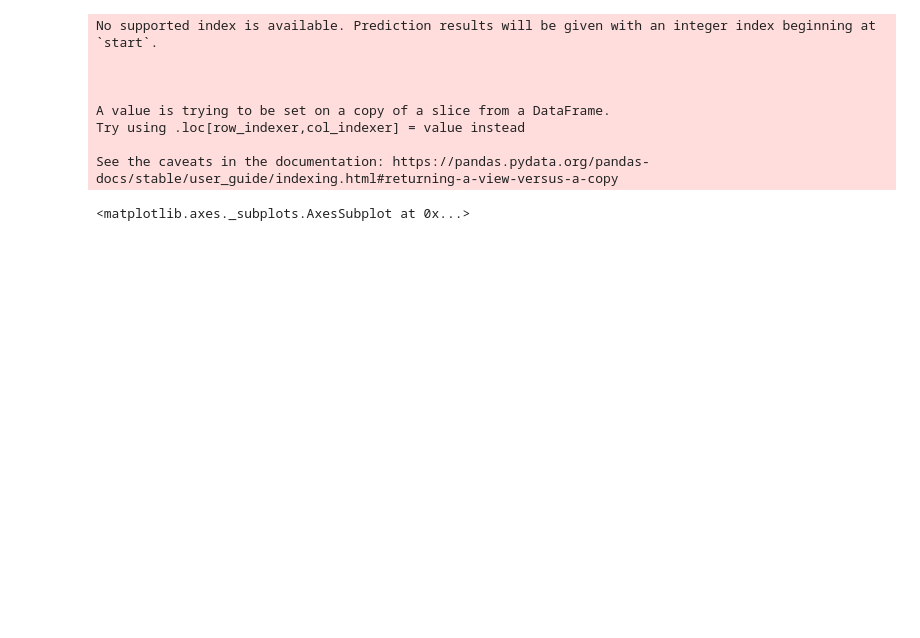
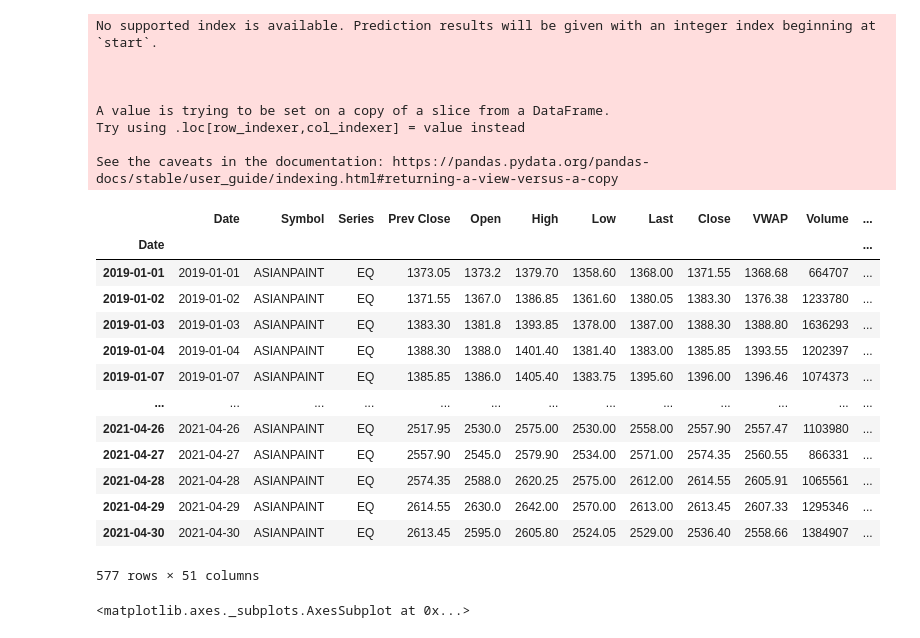
Before and after one commit to hargurjeet/MachineLearning, a Jupyter notebook: Nifty_50_Time_Series_Forecasting.ipynb, the cells around one changed output. Saved outputs shown, nothing was run; the diff lists cells and outputs as text; code cells hidden in the pictures; blank space fills up the shorter version.

```diff
--- a/Nifty_50_Time_Series_Forecasting.ipynb
+++ b/Nifty_50_Time_Series_Forecasting.ipynb
@@ -337,6 +337,23 @@ A value is trying to be set on a copy of a slice from a DataFrame.
 Try using .loc[row_indexer,col_indexer] = value instead
 
 See the caveats in the documentation: https://pandas.pydata.org/pandas-docs/stable/user_guide/indexing.html#returning-a-view-versus-a-copy
+# %%
+df_valid
+# %% [output]
+|  | Date | Symbol | Series | Prev Close | Open | High | Low | Last | Close | VWAP | Volume | ... |
+| Date |  |  |  |  |  |  |  |  |  |  |  | ... |
+| 2019-01-01 | 2019-01-01 | ASIANPAINT | EQ | 1373.05 | 1373.2 | 1379.70 | 1358.60 | 1368.00 | 1371.55 | 1368.68 | 664707 | ... |
+| 2019-01-02 | 2019-01-02 | ASIANPAINT | EQ | 1371.55 | 1367.0 | 1386.85 | 1361.60 | 1380.05 | 1383.30 | 1376.38 | 1233780 | ... |
+| 2019-01-03 | 2019-01-03 | ASIANPAINT | EQ | 1383.30 | 1381.8 | 1393.85 | 1378.00 | 1387.00 | 1388.30 | 1388.80 | 1636293 | ... |
+| 2019-01-04 | 2019-01-04 | ASIANPAINT | EQ | 1388.30 | 1388.0 | 1401.40 | 1381.40 | 1383.00 | 1385.85 | 1393.55 | 1202397 | ... |
+| 2019-01-07 | 2019-01-07 | ASIANPAINT | EQ | 1385.85 | 1386.0 | 1405.40 | 1383.75 | 1395.60 | 1396.00 | 1396.46 | 1074373 | ... |
+| ... | ... | ... | ... | ... | ... | ... | ... | ... | ... | ... | ... | ... |
+| 2021-04-26 | 2021-04-26 | ASIANPAINT | EQ | 2517.95 | 2530.0 | 2575.00 | 2530.00 | 2558.00 | 2557.90 | 2557.47 | 1103980 | ... |
+| 2021-04-27 | 2021-04-27 | ASIANPAINT | EQ | 2557.90 | 2545.0 | 2579.90 | 2534.00 | 2571.00 | 2574.35 | 2560.55 | 866331 | ... |
+| 2021-04-28 | 2021-04-28 | ASIANPAINT | EQ | 2574.35 | 2588.0 | 2620.25 | 2575.00 | 2612.00 | 2614.55 | 2605.91 | 1065561 | ... |
+| 2021-04-29 | 2021-04-29 | ASIANPAINT | EQ | 2614.55 | 2630.0 | 2642.00 | 2570.00 | 2613.00 | 2613.45 | 2607.33 | 1295346 | ... |
+| 2021-04-30 | 2021-04-30 | ASIANPAINT | EQ | 2613.45 | 2595.0 | 2605.80 | 2524.05 | 2529.00 | 2536.40 | 2558.66 | 1384907 | ... |
+577 rows × 51 columns
 # %%
 df_valid[["VWAP", "Forecast_ARIMAX"]].plot(figsize=(14, 7))
 # %% [output]
```
Also changed, not shown: parts of 1 cell of this notebook.
